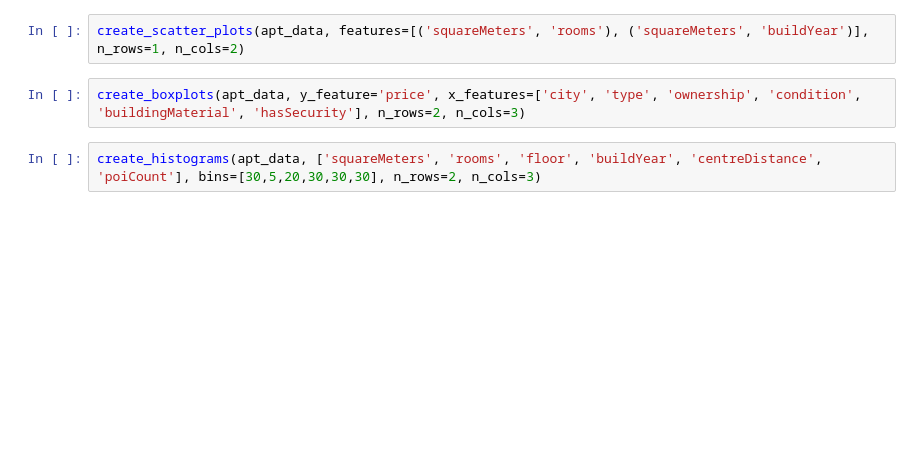
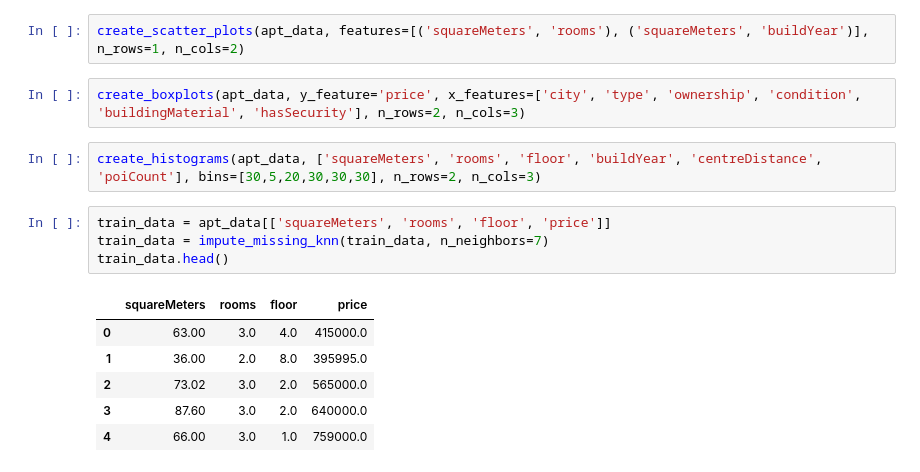
Before and after one commit to jnossa/CDS_Final_Project, a Jupyter notebook: notebook.ipynb, the cells around one changed output. Saved outputs shown, nothing was run; the diff lists cells and outputs as text; blank space fills up the shorter version.

```diff
--- a/notebook.ipynb
+++ b/notebook.ipynb
@@ -37,3 +36,14 @@ create_scatter_plots(apt_data, features=[('squareMeters', 'rooms'), ('squareMete
 create_boxplots(apt_data, y_feature='price', x_features=['city', 'type', 'ownership', 'condition', 'buildingMaterial', 'hasSecurity'], n_rows=2, n_cols=3)
 # %%
 create_histograms(apt_data, ['squareMeters', 'rooms', 'floor', 'buildYear', 'centreDistance', 'poiCount'], bins=[30,5,20,30,30,30], n_rows=2, n_cols=3)
+# %%
+train_data = apt_data[['squareMeters', 'rooms', 'floor', 'price']]
+train_data = impute_missing_knn(train_data, n_neighbors=7)
+train_data.head()
+# %% [output]
+|  | squareMeters | rooms | floor | price |
+| 0 | 63.00 | 3.0 | 4.0 | 415000.0 |
+| 1 | 36.00 | 2.0 | 8.0 | 395995.0 |
+| 2 | 73.02 | 3.0 | 2.0 | 565000.0 |
+| 3 | 87.60 | 3.0 | 2.0 | 640000.0 |
+| 4 | 66.00 | 3.0 | 1.0 | 759000.0 |
```
Also changed, not shown: parts of 3 cells of this notebook.
